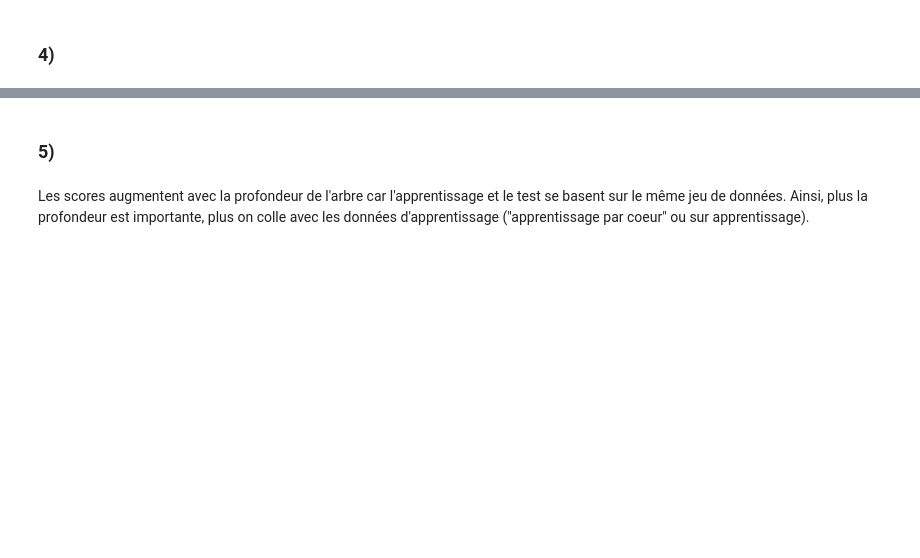
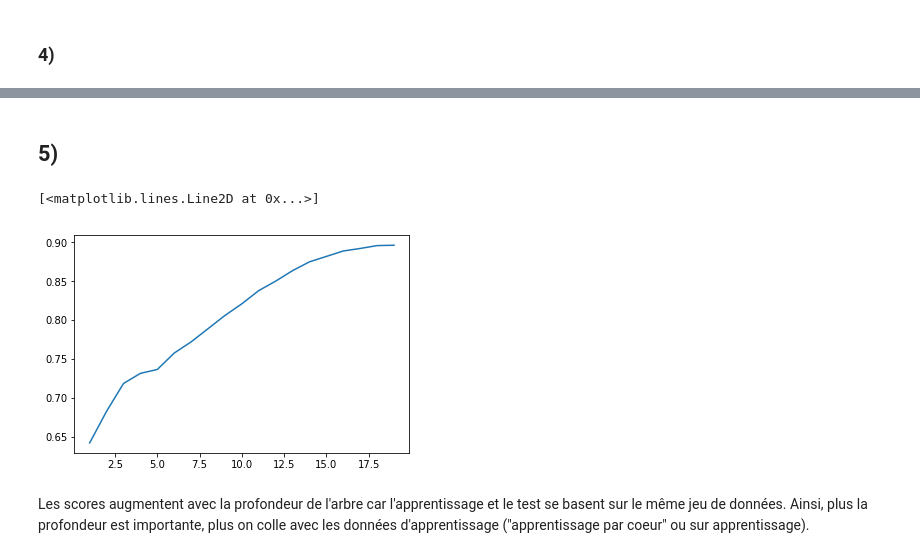
Before and after one commit to ghadaFerjani97/ML, a Jupyter notebook: tme1/tme1.ipynb, the cells around one changed output, grey strips where cells are left out. Saved outputs shown, nothing was run; the diff lists cells and outputs as text; code cells hidden in the pictures; blank space fills up the shorter version.

Commit message:
Ajout effectif des fichiers (cf commit précedent pour description complete)

```diff
--- a/tme1/tme1.ipynb
+++ b/tme1/tme1.ipynb
@@ -47,0 +107,12 @@ print(dt.print_tree(fields))
+# %%
+dt = DecisionTree()
+dt.max_depth = 5
+dt.min_samples_split = 2
+dt.fit(datax, datay)
+dt.score(datax, datay)
+# dessine l ’ arbre dans un fichier pdf si pydot est installe .
+dt.to_pdf("tmp/test_tree3.pdf", fields)
+# sinon utiliser http://www.webgraphviz.com/
+dt.to_dot(fields)
+# ou dans la console
+print(dt.print_tree(fields))
@@ -47,0 +137,12 @@ print(dt.print_tree(fields))
+# %%
+dt = DecisionTree()
+dt.max_depth = 9
+dt.min_samples_split = 2
+dt.fit(datax, datay)
+dt.score(datax, datay)
+# dessine l ’ arbre dans un fichier pdf si pydot est installe .
+dt.to_pdf("tmp/test_tree4.pdf", fields)
+# sinon utiliser http://www.webgraphviz.com/
+dt.to_dot(fields)
+# ou dans la console
+print(dt.print_tree(fields))
@@ -48,5 +167,19 @@ print(dt.print_tree(fields))
 # %% [markdown]
-### 5)
+## 5)
+# %%
+dt = DecisionTree()
+dt.min_samples_split = 2 # nombre minimum d ’ exemples pour spliter un noeud
+X=list(range(1,20))
+Y=[]
+for prof in X:
+    dt.max_depth = prof
+    dt.fit(datax, datay)
+    Y.append(dt.score(datax, datay))
+
+plt.plot(X,Y)
+# %% [output]
+[<matplotlib.lines.Line2D at 0x...>]
+[figure, added]
 # %% [markdown]
 Les scores augmentent avec la profondeur de l'arbre car l'apprentissage et le test se basent sur le même jeu de données. Ainsi, plus la profondeur est importante, plus on colle avec les données d'apprentissage ("apprentissage par coeur" ou sur apprentissage).
 # %% [markdown]
```
Also changed, not shown: parts of 17 cells of this notebook, 1 other file.
